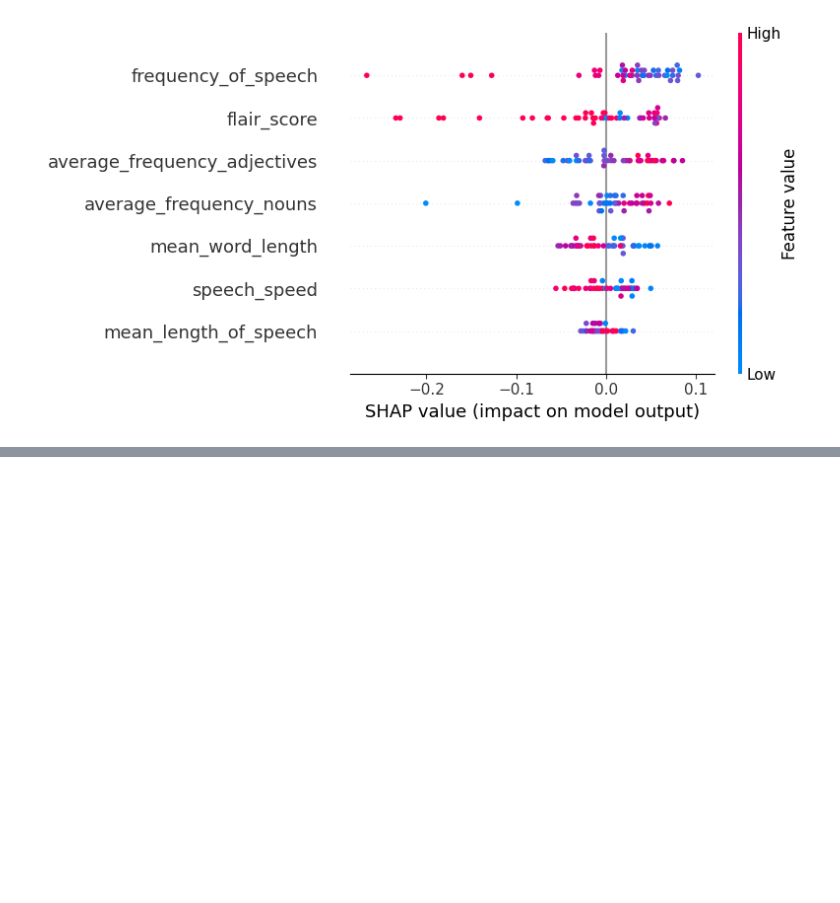
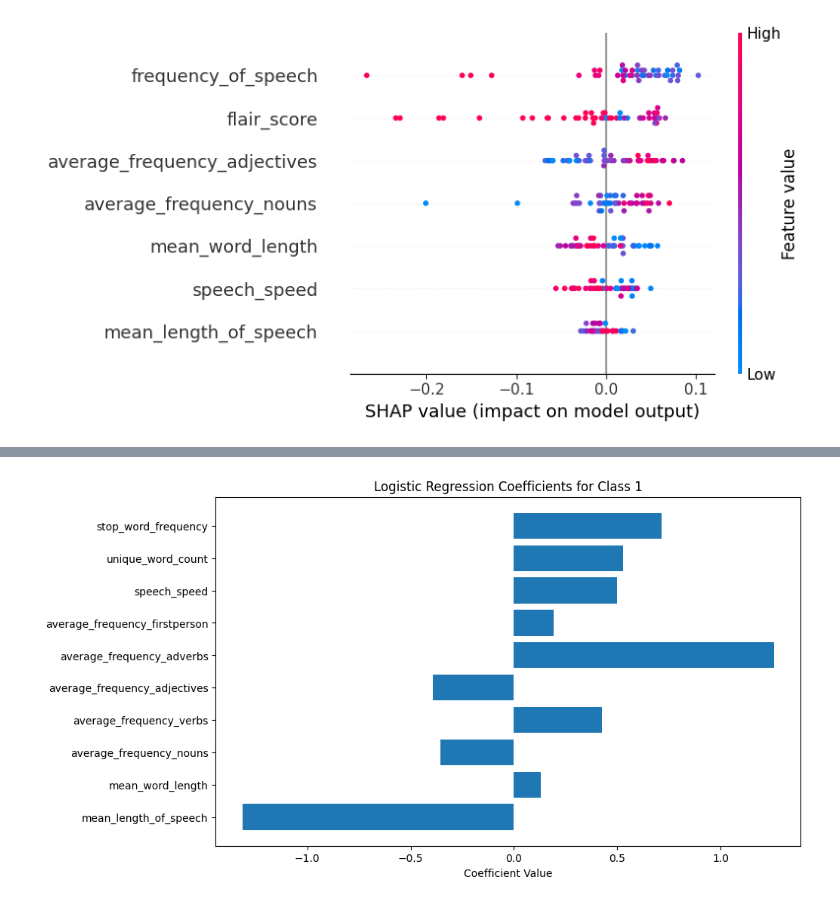
Before and after one commit to sochinghong/SU_project, a Jupyter notebook: simple_classification_v2.ipynb, the cells around one changed output, grey strips where cells are left out. Drawn from its saved outputs; the diff is of its cells as text; code cells hidden in the pictures; blank space fills up the shorter version.

```diff
--- a/simple_classification_v2.ipynb
+++ b/simple_classification_v2.ipynb
@@ -948,0 +958,3 @@ shap.summary_plot(shap_values[:, :, 0], X_test_norm, feature_names=feat_names)
+# %%
+df_modified_2=df.drop(columns=["flair_sentiment", "frequency_of_speech", "flair_score"])
+df_modified_2.head()
@@ -948,0 +968,3 @@ shap.summary_plot(shap_values[:, :, 0], X_test_norm, feature_names=feat_names)
+# %%
+X_array_2= df_modified_2.drop([target_column], axis = 1).values
+y_array_2 = df_modified_2[target_column].values
@@ -948,0 +1031,15 @@ shap.summary_plot(shap_values[:, :, 0], X_test_norm, feature_names=feat_names)
+# %%
+# Individual performance metrics
+from sklearn.metrics import accuracy_score, precision_score, recall_score, f1_score
+import time
+
+# Pandas dataframe to store results of each variable on the 10 classifiers
+results_2 = pd.DataFrame({
+                        "classifier_name": [],
+                        "training_time": [],
+                        "prediction_time": [],
+                        "accuracy": [],
+                        "precision": [],
+                        "recall": [],
+                        "f1": []
+                        })
@@ -948,0 +1108,21 @@ shap.summary_plot(shap_values[:, :, 0], X_test_norm, feature_names=feat_names)
+# %%
+model = models_2['LR_2']
+# %%
+import numpy as np
+import matplotlib.pyplot as plt
+from sklearn.linear_model import LogisticRegression
+
+model.fit(X_train_norm, y_train)
+
+# Get coefficients: class 1
+coefficients_class_1 = model.coef_[0]
+features = ["mean_length_of_speech",	"mean_word_length",	"average_frequency_nouns",	"average_frequency_verbs",	"average_frequency_adjectives",	"average_frequency_adverbs",	"average_frequency_firstperson",	"speech_speed",	"unique_word_count",	"stop_word_frequency"]
+
+# Plot the coefficients
+plt.figure(figsize=(10, 6))
+plt.barh(features, coefficients_class_1)
+plt.xlabel('Coefficient Value')
+plt.title('Logistic Regression Coefficients for Class 1')
+plt.show()
+# %% [output]
+[figure, added]
```
Also changed, not shown: parts of 12 cells of this notebook.
